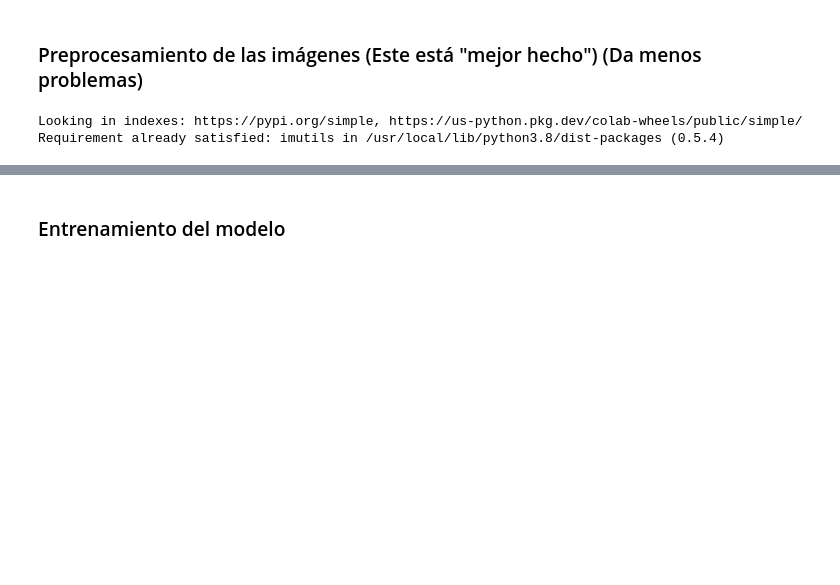
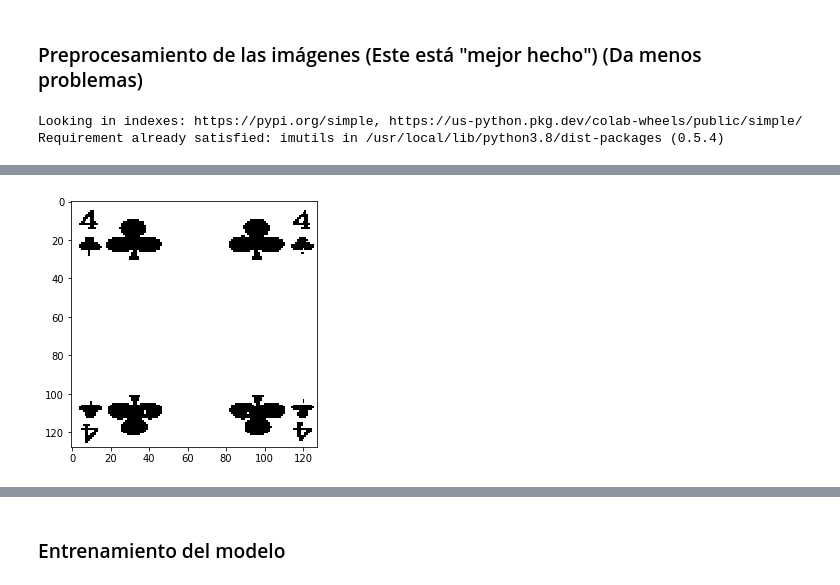
Before and after one commit to cynthiatcelorio/ML_Clustering, a Jupyter notebook: cynthia.ipynb, the cells around one changed output, grey strips where cells are left out. Cells and saved outputs as stored; diff of their text form; code cells hidden in the pictures; blank space fills up the shorter version.

```diff
--- a/cynthia.ipynb
+++ b/cynthia.ipynb
@@ -207,0 +227,16 @@ io.imshow(filters.roberts(cropped[7744]))
+# %%
+'''
+io.imshow(images_entrenamiento[30])
+
+imgg = images_entrenamiento[30]
+ret,thresh = cv2.threshold(imgg,127,255,0)
+
+## Get contours
+contours,h = cv2.findContours(thresh,cv2.RETR_CCOMP, cv2.CHAIN_APPROX_SIMPLE)
+
+## only draw contour that have big areas
+imx = imgg.shape[0]
+imy = imgg.shape[1]
+lp_area = (imx * imy) / 10   '''
+# %% [output]
+[figure, added]
```
Also changed, not shown: parts of 27 cells of this notebook.
